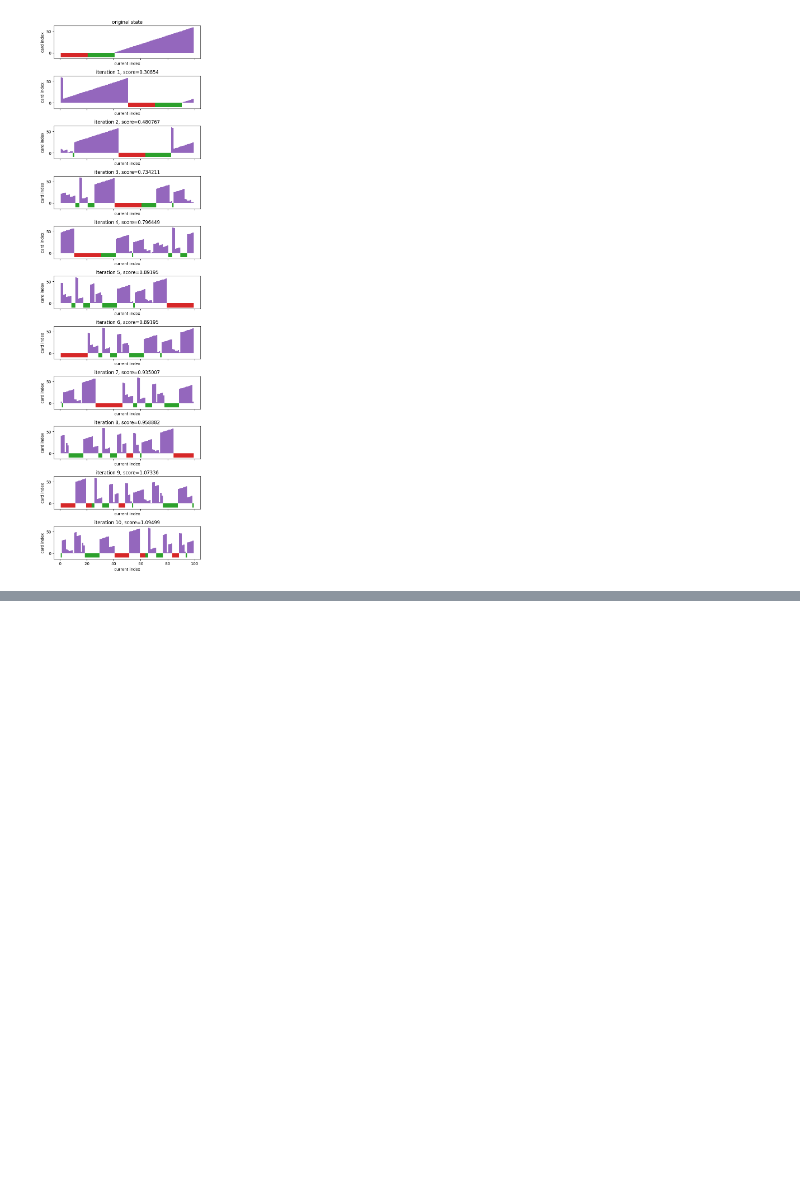
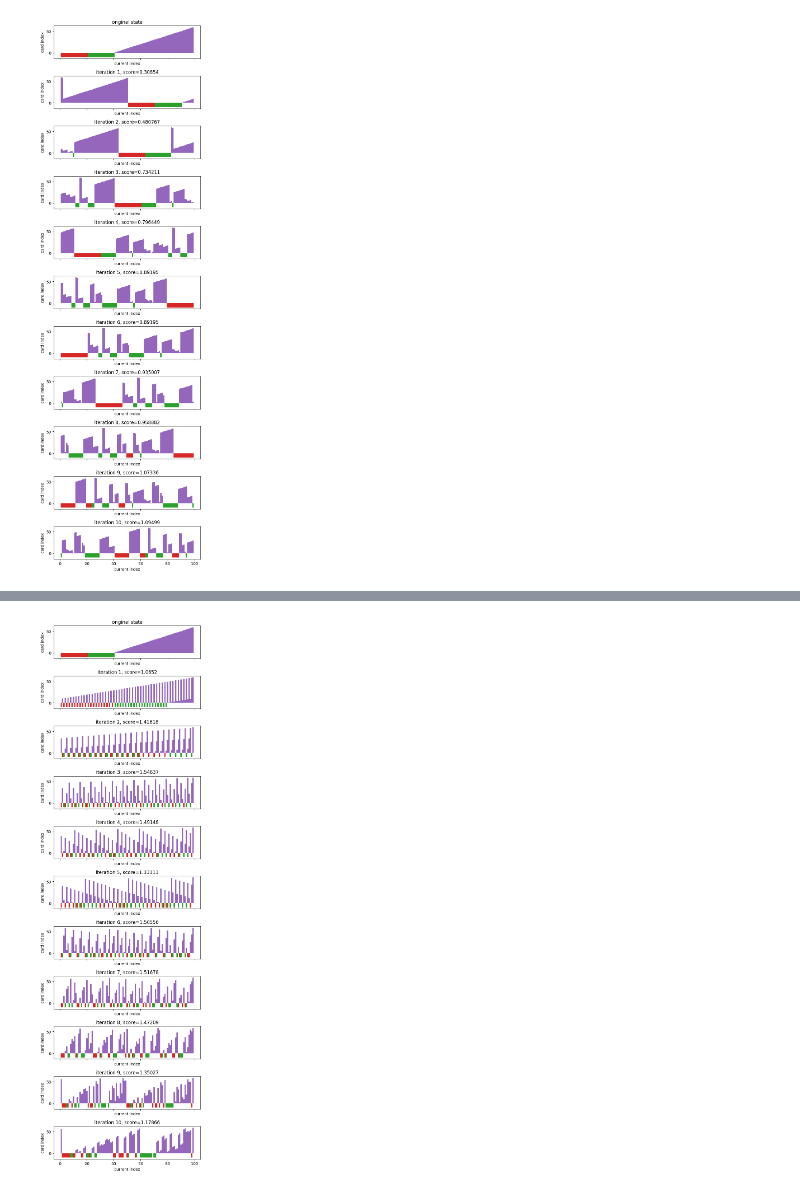
Before and after one commit to nouseforkeys/shuffle-visualisation, a Jupyter notebook: shuffle_visualisation.ipynb, the cells around one changed output, grey strips where cells are left out. Cells and saved outputs as stored; diff of their text form; code cells hidden in the pictures; blank space fills up the shorter version.

Commit message:
created riffle shuffle function and plotted and generated gif

```diff
--- a/shuffle_visualisation.ipynb
+++ b/shuffle_visualisation.ipynb
@@ -244,21 +246,25 @@ def basic_shuffle(library: list[int|str], seed: int = 0) -> list[int|str]:
     return deepcopy(shuffled)
 # %%
 # let's see what this shuffle looks like on an ordered deck
-def visualise_basic_shuffle(library: list[int|str], n_iterations: int) -> None:
-    n_iterations = 10
+def visualise_shuffle_iterations(
+    library: list[int|str], shuffle: callable, n_iterations: int
+) -> None:
     fig, _ = plt.subplots(nrows=n_iterations + 1, sharex=True)
     ax = fig.axes[0]
     visualise(library, ax=ax, title='original state')
 
     shuffled = library
-    for ax, iteration in tqdm(zip(fig.axes[1:], range(n_iterations))):
-        shuffled = basic_shuffle(shuffled, seed=iteration)
+    for ax, iteration in tqdm(
+        zip(fig.axes[1:], range(n_iterations)),
+        desc='iterating shuffle'
+    ):
+        shuffled = shuffle(shuffled, seed=iteration)
         score = proximity(ordered_deck, shuffled, boundary=10)
         visualise(shuffled, ax=ax, title=f'iteration {iteration + 1}, {score=:.6g}')
     fig.set_size_inches(6, 20)
     fig.tight_layout()
 
-visualise_basic_shuffle(ordered_deck, 10)
+visualise_shuffle_iterations(ordered_deck, basic_shuffle, 10)
 # %% [output]
 [figure]
 # %%
@@ -327,0 +342,32 @@ def create_shuffle_gif(
+# %%
+def riffle_shuffle(library: list, seed: int = 0) -> list:
+    """returns a copy of the library with a riffle shuffle performed"""
+    # split library into 2
+    half_way = len(library) // 2
+    lib_copy = deepcopy(library)
+    top, bottom = lib_copy[:half_way], lib_copy[half_way:]
+
+    # randomly choose one section to pop from first
+    random.seed(seed)
+    if random.randint(0, 1):
+        first, second = top, bottom
+    else:
+        first, second = bottom, top
+
+    # fill shuffled library
+    shuffled = []
+    while len(top) > 0 or len(bottom) > 0:
+        try:
+            shuffled.append(first.pop(0))
+        except IndexError:
+            pass
+        try:
+            shuffled.append(second.pop(0))
+        except IndexError:
+            pass
+
+    return shuffled
+
+visualise_shuffle_iterations(ordered_deck, riffle_shuffle, 10)
+# %% [output]
+[figure, added]
```
Also changed, not shown: parts of 2 cells of this notebook.
